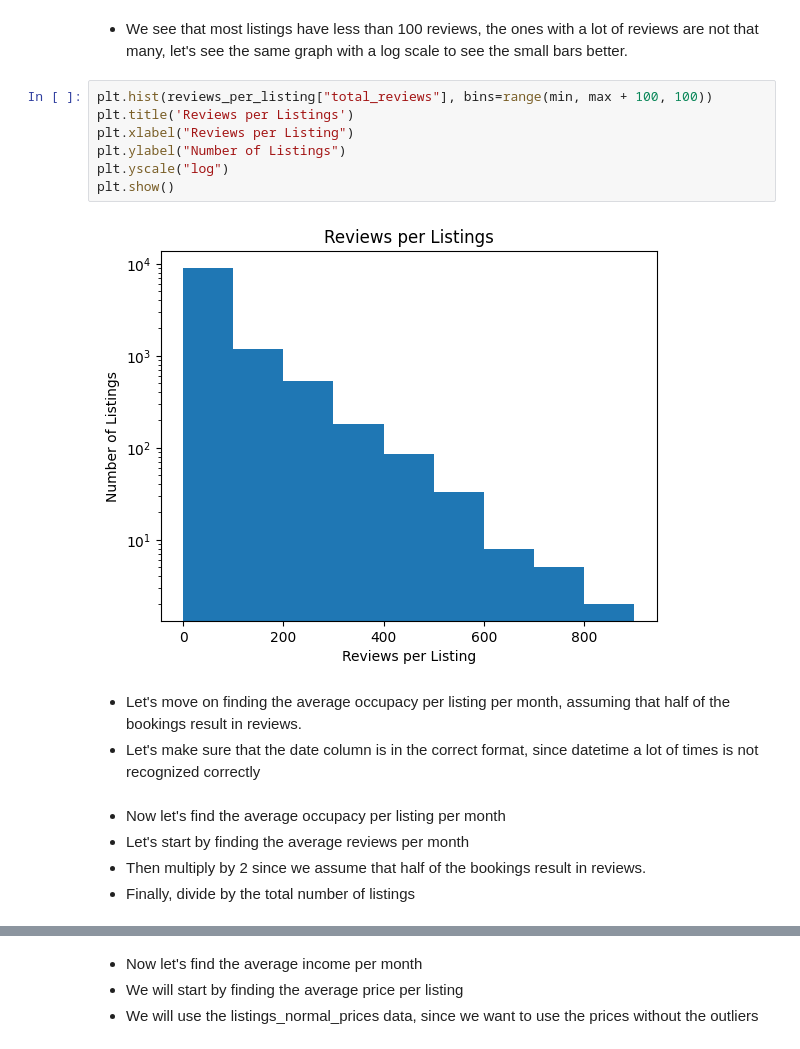
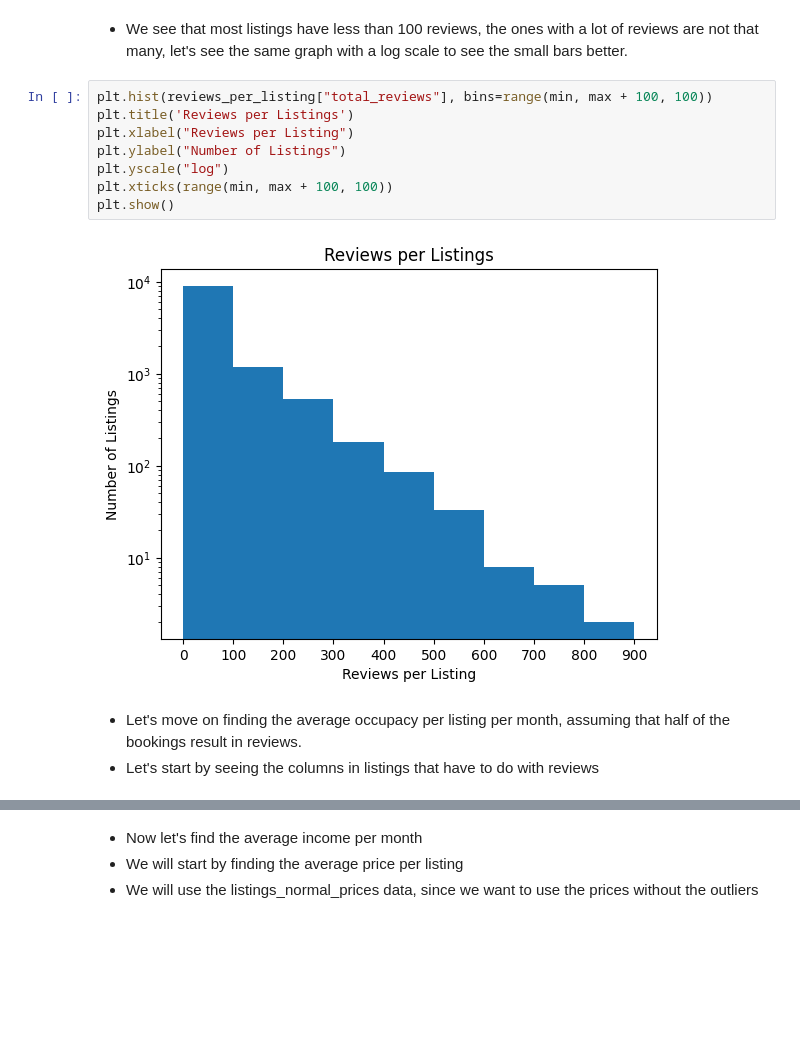
Before and after one commit to TeoSkondras/ATHENS-AIRBNB-ANALYSIS, a Jupyter notebook: ml_assignment1/ml_assignment1.ipynb, the cells around one changed output, grey strips where cells are left out. Drawn from its saved outputs; the diff is of its cells as text; blank space fills up the shorter version.

Commit message:
Change Popularity and average occupacy answers

```diff
--- a/ml_assignment1/ml_assignment1.ipynb
+++ b/ml_assignment1/ml_assignment1.ipynb
@@ -401,17 +493,13 @@ plt.show()
 # %%
 plt.hist(reviews_per_listing["total_reviews"], bins=range(min, max + 100, 100))
 plt.title('Reviews per Listings')
 plt.xlabel("Reviews per Listing")
 plt.ylabel("Number of Listings")
 plt.yscale("log")
+plt.xticks(range(min, max + 100, 100))
 plt.show()
 # %% [output]
-[figure, old version]
+[figure, new version]
 # %% [markdown]
 * Let's move on finding the average occupacy per listing per month, assuming that half of the bookings result in reviews.
-* Let's make sure that the date column is in the correct format, since datetime a lot of times is not recognized correctly
+* Let's start by seeing the columns in listings that have to do with reviews
-# %% [markdown]
-* Now let's find the average occupacy per listing per month
-* Let's start by finding the average reviews per month
-* Then multiply by 2 since we assume that half of the bookings result in reviews.
-* Finally, divide by the total number of listings
```
Also changed, not shown: parts of 35 cells of this notebook.
